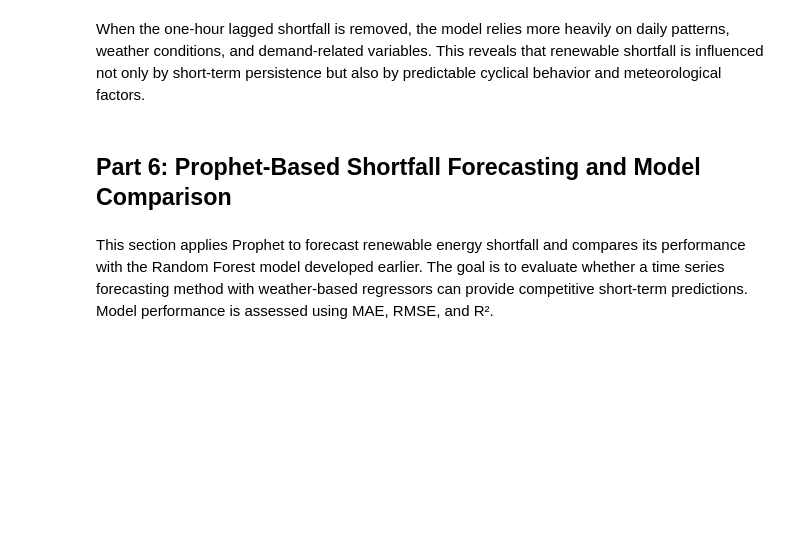
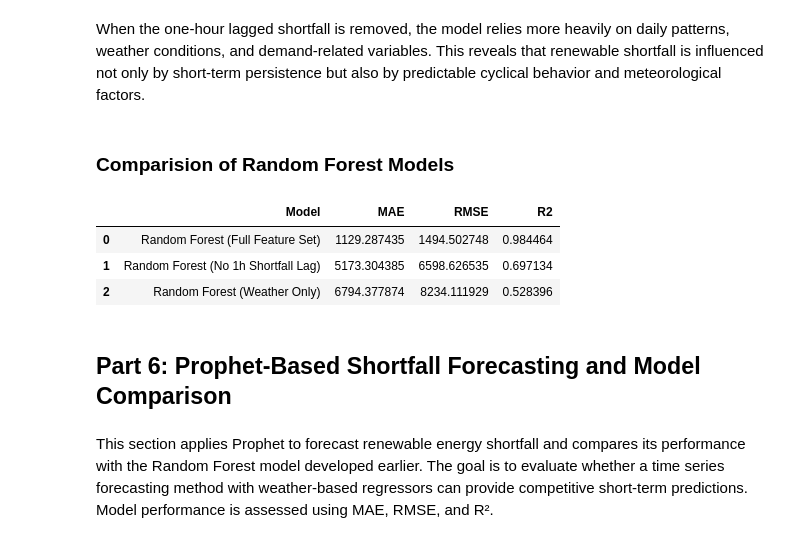
Before and after one commit to Varie737/Renewable-Energy-Data-Analysis, a Jupyter notebook: Renewable Energy Data Analysis project.ipynb, the cells around one changed output. Drawn from its saved outputs; the diff is of its cells as text; code cells hidden in the pictures; blank space fills up the shorter version.

```diff
--- a/Renewable Energy Data Analysis project.ipynb
+++ b/Renewable Energy Data Analysis project.ipynb
@@ -915,5 +1016,38 @@ dtype: float64
 # %% [markdown]
 When the one-hour lagged shortfall is removed, the model relies more heavily on daily patterns, weather conditions, and demand-related variables. This reveals that renewable shortfall is influenced not only by short-term persistence but also by predictable cyclical behavior and meteorological factors.
+# %% [markdown]
+### Comparision of Random Forest Models
+# %%
+rf_comparison = pd.DataFrame({
+    "Model": [
+        "Random Forest (Weather Only)",
+        "Random Forest (No 1h Shortfall Lag)",
+        "Random Forest (Full Feature Set)"
+    ],
+    "MAE": [
+        mae_rf_weather,
+        mae_rf_no_1h,
+        mae_rf
+    ],
+    "RMSE": [
+        rmse_rf_weather,
+        rmse_rf_no_1h,
+        rmse_rf
+    ],
+    "R2": [
+        r2_rf_weather,
+        r2_rf_no_1h,
+        r2_rf
+    ]
+})
+
+rf_comparison = rf_comparison.sort_values(by="RMSE").reset_index(drop=True)
+rf_comparison
+# %% [output]
+|  | Model | MAE | RMSE | R2 |
+| 0 | Random Forest (Full Feature Set) | 1129.287435 | 1494.502748 | 0.984464 |
+| 1 | Random Forest (No 1h Shortfall Lag) | 5173.304385 | 6598.626535 | 0.697134 |
+| 2 | Random Forest (Weather Only) | 6794.377874 | 8234.111929 | 0.528396 |
 # %% [markdown]
 ## Part 6: Prophet-Based Shortfall Forecasting and Model Comparison
 # %% [markdown]
```
Also changed, not shown: parts of 46 cells of this notebook.
